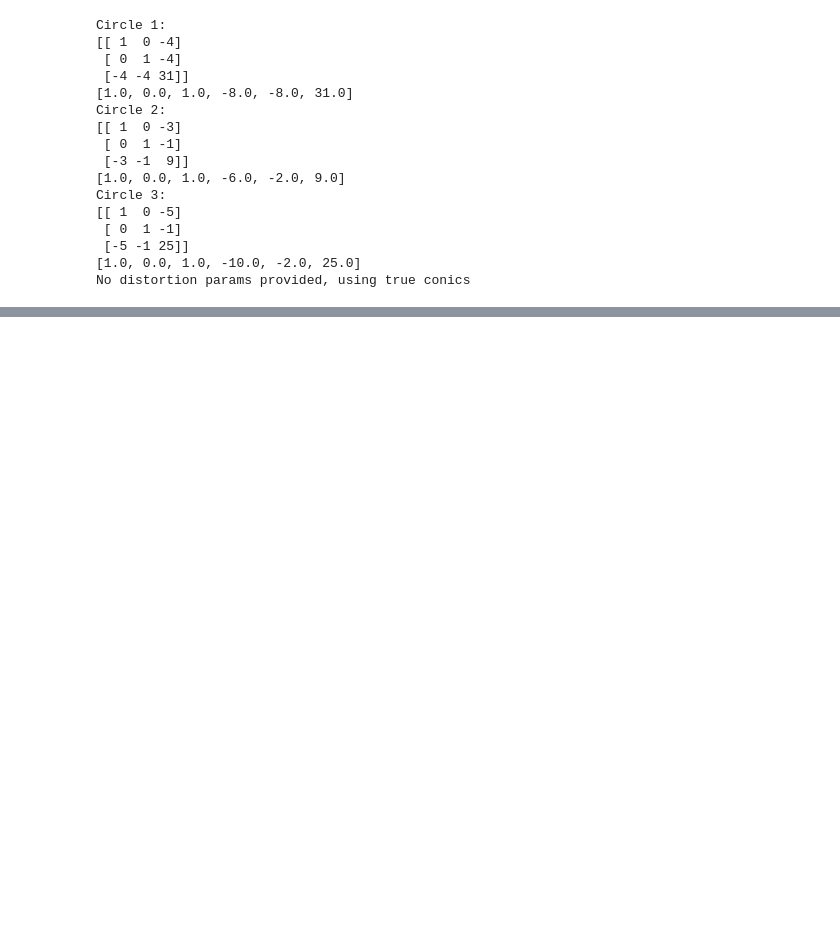
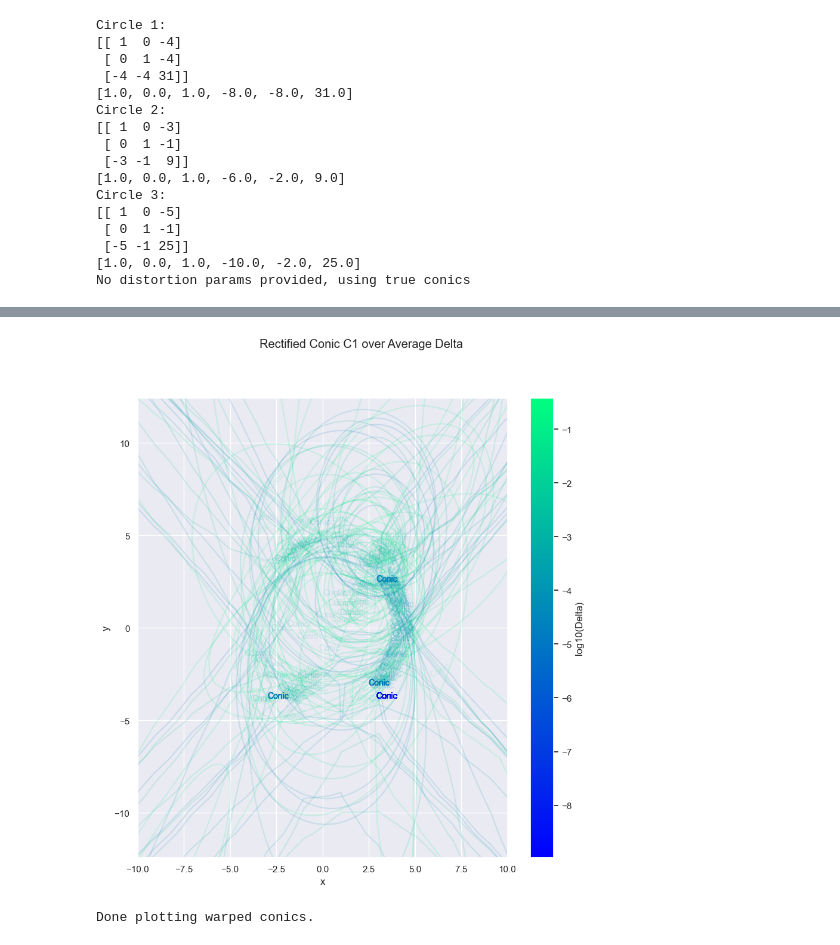
Before and after one commit to HomoTopi/CV_project_24_25_HomotopyContinuation, a Jupyter notebook: Notebooks/delta_vs_eccentricity.ipynb, the cells around one changed output, grey strips where cells are left out. Cells and saved outputs as stored; diff of their text form; code cells hidden in the pictures; blank space fills up the shorter version.

Commit message:
feat: imporve the notebook

```diff
--- a/Notebooks/delta_vs_eccentricity.ipynb
+++ b/Notebooks/delta_vs_eccentricity.ipynb
@@ -193,0 +231,35 @@ plotter.show()
+# %%
+from tqdm.notebook import tqdm
+plotter = Plotter(1, 1, title="Rectified Conic C1 over Average Delta", figsize=(10, 10))
+plotter.newAxis()
+
+logDeltas = np.log10(np.abs(avgDelta))
+
+plotN = 10000
+plotEvery = 50  # Plot every nth iteration
+
+palette = sns.color_palette("winter", as_cmap=True)
+norm = plt.Normalize(logDeltas.min(), logDeltas.max())
+colors = palette(norm(logDeltas[::-1][:plotN*plotEvery][::plotEvery]))
+
+for idx, warpedConics in enumerate(tqdm(warpedConicsHistory[::-1][:plotN*plotEvery][::plotEvery], position=0)):
+    color = colors[idx]
+    conic = warpedConics.C1
+    conic.M = np.real(conic.M)
+    plotter.plotConic2D(conic, color=color, alpha=0.15)
+
+
+ax = plotter.getCurrentAxis()
+ax.set_xlabel('x')
+ax.set_ylabel('y')
+ax.set_xlim(-10, 10)
+ax.set_ylim(-10, 10)
+sm = plt.cm.ScalarMappable(cmap=palette, norm=norm)
+sm.set_array([])
+plt.colorbar(sm, ax=ax, label='log10(Delta)')
+
+plotter.show()
+print("Done plotting warped conics.")
+# %% [output]
+[figure, added]
+Done plotting warped conics.
```
Also changed, not shown: parts of 11 cells of this notebook.
